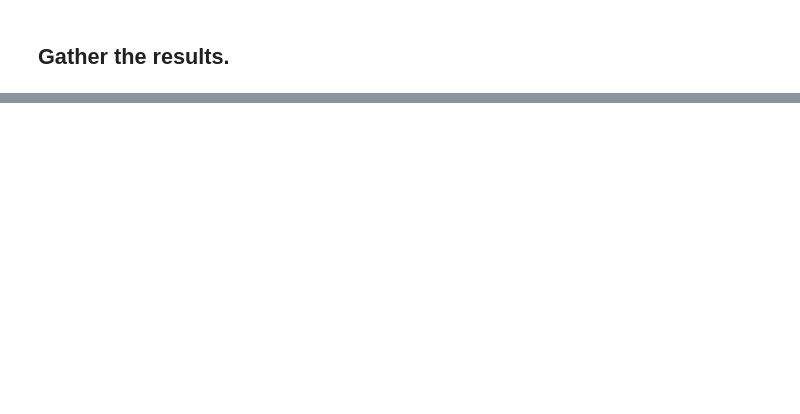
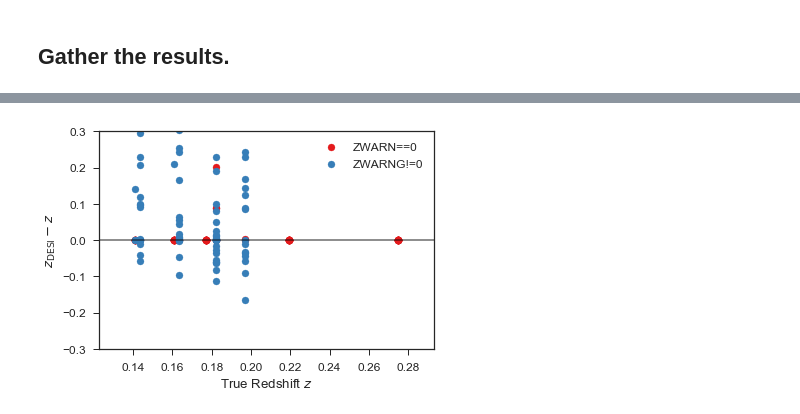
Before and after one commit to desihub/desisim, a Jupyter notebook: doc/nb/bgs-redshift-efficiency.ipynb, the cells around one changed output, grey strips where cells are left out. Cells and saved outputs as stored; diff of their text form; code cells hidden in the pictures; blank space fills up the shorter version.

```diff
--- a/doc/nb/bgs-redshift-efficiency.ipynb
+++ b/doc/nb/bgs-redshift-efficiency.ipynb
@@ -48,10 +56,10 @@ ax.set_ylabel(r'$log_{10}$ EW(H$\beta$) (A)')
 ## Set up the simulations.
 # %%
 sim1 = dict(suffix='sim01',
-            nsim=3,
+            nsim=20,
             nspec=10,
             seed=111,
-            rmin=19.5, rmax=19.5,
+            rmag=19.5,
             zmean=0.2, zsig=0.05,
             moonfracmin=0.0, moonfracmax=1.0,
            )
@@ -297,0 +360,19 @@ for sim in np.atleast_1d(sim1):
+# %%
+def qa_dzvsz(res, pngfile=None):
+    z = res['ZTRUE']
+    dz = (res['Z'] - z)
+    dzr = dz / (1 + z)
+    s1 = (result['ZWARN'] == 0)
+    s2 = (result['ZWARN'] == 0) & (np.abs(dzr) < 0.003)
+    s3 = (result['ZWARN']==0) & (np.abs(dzr) >= 0.003)
+
+    fig, ax = plt.subplots()
+    ax.scatter(z[s1], dz[s1], label='ZWARN==0')
+    ax.scatter(z[~s1], dz[~s1], label='ZWARNG!=0')
+    ax.set_ylim(-0.3, 0.3)
+    ax.axhline(y=0, ls='-', color='k', alpha=0.5)
+    ax.set_xlabel(r'True Redshift $z$')
+    ax.set_ylabel(r'$z_{\rm DESI} - z$')
+    ax.legend(loc='upper right')
+    if pngfile:
+        plt.savefig(pngfile)
@@ -297,0 +413,4 @@ for sim in np.atleast_1d(sim1):
+# %%
+qa_dzvsz(result)
+# %% [output]
+[figure, added]
```
Also changed, not shown: parts of 15 cells of this notebook.
